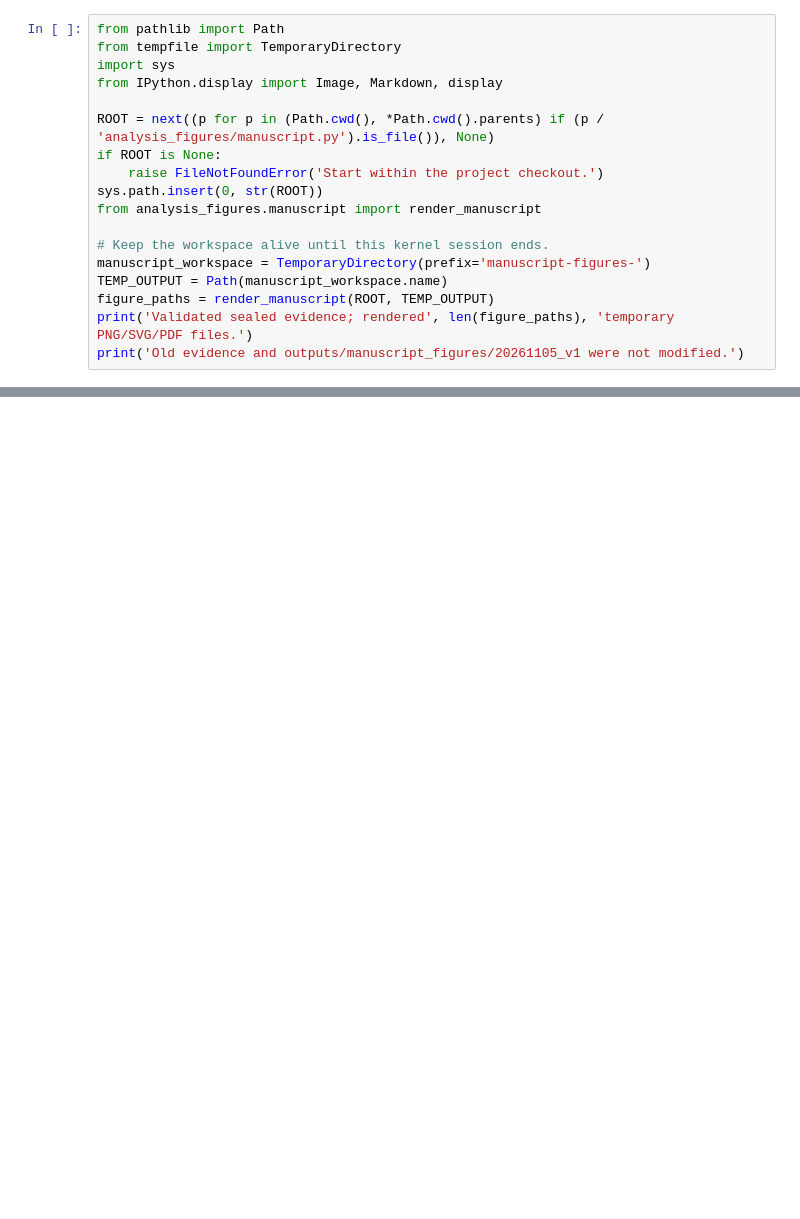
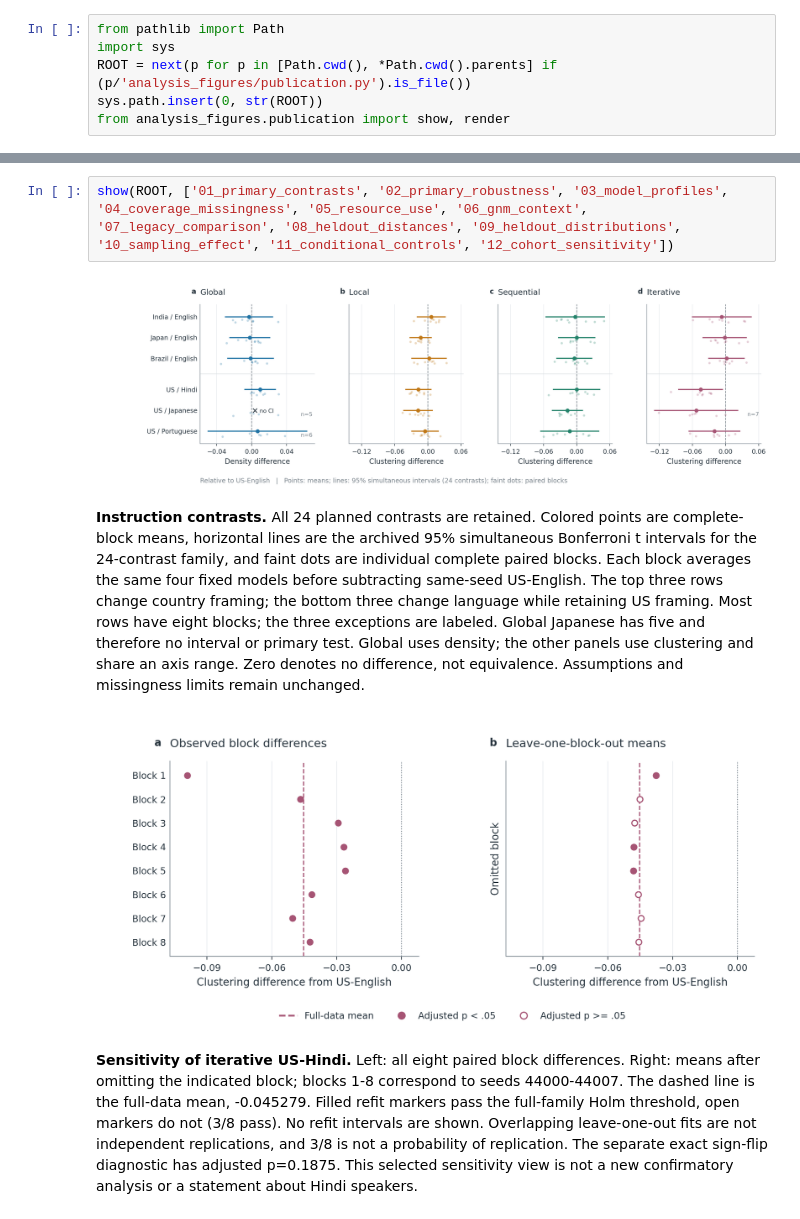
Before and after one commit to hemu77/UA_Capstone, a Jupyter notebook: analysis/04_manuscript_figures.ipynb, the cells around one changed output, grey strips where cells are left out. Cells and saved outputs as stored; diff of their text form; blank space fills up the shorter version.

```diff
--- a/analysis/04_manuscript_figures.ipynb
+++ b/analysis/04_manuscript_figures.ipynb
@@ -7,18 +7,6 @@ Figures cover all 24 primary contrasts, iterative US-Hindi sensitivity, and desc
 # %%
 from pathlib import Path
-from tempfile import TemporaryDirectory
 import sys
-from IPython.display import Image, Markdown, display
-
-ROOT = next((p for p in (Path.cwd(), *Path.cwd().parents) if (p / 'analysis_figures/manuscript.py').is_file()), None)
-if ROOT is None:
-    raise FileNotFoundError('Start within the project checkout.')
+ROOT = next(p for p in [Path.cwd(), *Path.cwd().parents] if (p/'analysis_figures/publication.py').is_file())
 sys.path.insert(0, str(ROOT))
-from analysis_figures.manuscript import render_manuscript
-
-# Keep the workspace alive until this kernel session ends.
-manuscript_workspace = TemporaryDirectory(prefix='manuscript-figures-')
-TEMP_OUTPUT = Path(manuscript_workspace.name)
-figure_paths = render_manuscript(ROOT, TEMP_OUTPUT)
-print('Validated sealed evidence; rendered', len(figure_paths), 'temporary PNG/SVG/PDF files.')
-print('Old evidence and outputs/manuscript_figures/20261105_v1 were not modified.')
+from analysis_figures.publication import show, render
@@ -135,0 +18,23 @@ Vector SVG and PDF copies remain in C:\Users\Hemu\AppData\Local\Temp\manuscript-
+# %%
+show(ROOT, ['01_primary_contrasts', '02_primary_robustness', '03_model_profiles', '04_coverage_missingness', '05_resource_use', '06_gnm_context', '07_legacy_comparison', '08_heldout_distances', '09_heldout_distributions', '10_sampling_effect', '11_conditional_controls', '12_cohort_sensitivity'])
+# %% [output]
+[figure, added]
+**Instruction contrasts.** All 24 planned contrasts are retained. Colored points
+are complete-block means, horizontal lines are the archived 95% simultaneous
+Bonferroni t intervals for the 24-contrast family, and faint dots are individual
+complete paired blocks. Each block averages the same four fixed models before
+subtracting same-seed US-English. The top three rows change country framing;
+the bottom three change language while retaining US framing. Most rows have
+eight blocks; the three exceptions are labeled. Global Japanese has five and
+therefore no interval or primary test. Global uses density; the other panels
+use clustering and share an axis range. Zero denotes no difference, not
+equivalence. Assumptions and missingness limits remain unchanged.
+[figure, added]
+**Sensitivity of iterative US-Hindi.** Left: all eight paired block differences.
+Right: means after omitting the indicated block; blocks 1-8 correspond to seeds
+44000-44007. The dashed line is the full-data mean, -0.045279. Filled refit
+markers pass the full-family Holm threshold, open markers do not (3/8 pass).
+No refit intervals are shown. Overlapping leave-one-out fits are not independent
+replications, and 3/8 is not a probability of replication. The separate exact
+sign-flip diagnostic has adjusted p=0.1875. This selected sensitivity view is
+not a new confirmatory analysis or a statement about Hindi speakers.
```
Also changed, not shown: parts of 7 cells of this notebook, 54 other files.
